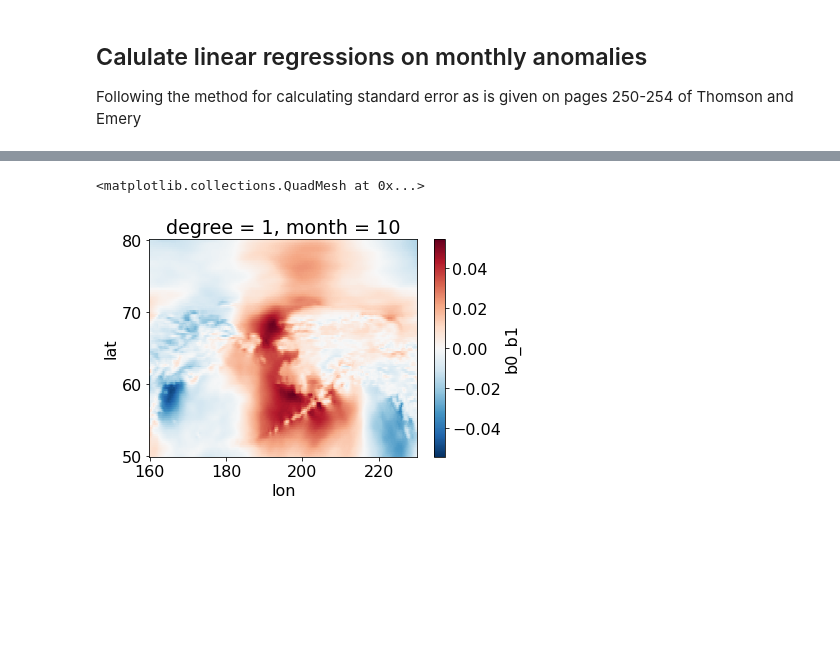
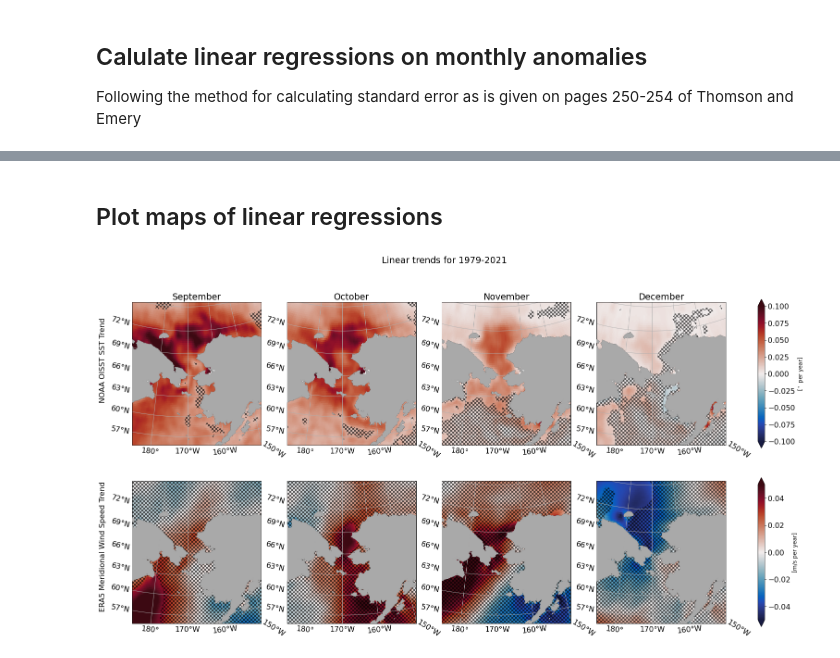
Before and after one commit to marionalberty/Chukchi_heatbudgets, a Jupyter notebook: notebooks/Bering_windTransportFeedback_Obs.ipynb, the cells around one changed output, grey strips where cells are left out. Saved outputs shown, nothing was run; the diff lists cells and outputs as text; code cells hidden in the pictures; blank space fills up the shorter version.

Commit message:
Plot linear trend and hatch out statistically insignificant trends

```diff
--- a/notebooks/Bering_windTransportFeedback_Obs.ipynb
+++ b/notebooks/Bering_windTransportFeedback_Obs.ipynb
@@ -179,12 +170,14 @@ def linReg_clim(ds):
         # add sample size
         lr['N'] = (('month'),[len(ds.isel(time=ds.groupby('time.month').groups[mon]).time)])
         # calculate the standard error of the estimate
-        lr['s_err'] = (lr['SSE']/ lr['N']-2)**(1/2)
+        lr['s_err'] = (lr['SSE']/(lr['N']-2))**(1/2)
         # calc spread in time
         dt = (ds.isel(time=ds.groupby('time.month').groups[mon]).time -
               ds.isel(time=ds.groupby('time.month').groups[mon]).time.mean()).astype(float).values
         # calculate the standard error of the slope (dea)
         lr['s_b1'] = lr['s_err']/((dt**2).sum()**(1/2))
+        # calc mask for statistical significance
+        lr['b1_mask'] = (abs(lr['b0_b1'].sel(degree=1)) < (2*lr['s_b1'])).astype(int)
         return lr
     # get linear regression coefficients for Jan and initialize dataset
     LR = mk_lr(ds,1)
@@ -196,4 +189,4 @@ def linReg_clim(ds):
     return LR
 # %%
 # SST
-LR_sst = linReg_clim(sst)
+LR_sst = linReg_clim(sst).load()
@@ -242,3 +193,3 @@ Attributes: (0)
 # %%
 # winds
-LR_v10 = linReg_clim(v10)
+LR_v10 = linReg_clim(v10).load()
@@ -247,5 +196,2 @@ t_con = 1e9 * 86400 * 365.25
-# %%
-(t_con * LR_v10['b0_b1'].sel(degree=1,month=10)).plot()
-# %% [output]
-<matplotlib.collections.QuadMesh at 0x...>
-[figure, removed]
+# %% [markdown]
+## Plot maps of linear regressions
@@ -251,0 +230,33 @@ t_con = 1e9 * 86400 * 365.25
+# %%
+# Create a figure and axes using matplotlib
+fig,ax = plt.subplots(figsize=(25,13),nrows=2,ncols=4,
+                      subplot_kw={'projection':ccrs.LambertConformal(central_longitude=-170)})
+# step through months
+for (mon,col) in zip([9,10,11,12],[0,1,2,3]):
+    # Danielson time periods
+    im_sst  = bering_map(LR_sst.sel(month=mon),ax[0,col],0.1)
+    # To present day
+    im_v10 = bering_map(LR_v10.sel(month=mon),ax[1,col],0.05)
+
+# Add colorbars
+# sst trend
+cbar_sst = plt.colorbar(im_sst,ax=ax[0,:],fraction=0.03,pad=0.05,extend='both')
+cbar_sst.set_label('[$^\circ$ per year]',fontsize=12)
+# v10 trend
+cbar_v10 = plt.colorbar(im_v10,ax=ax[1,:],fraction=0.03,pad=0.05,extend='both')
+cbar_v10.set_label('[m/s per year]',fontsize=12)
+
+# Additional formatting
+fig.suptitle('Linear trends for 1979-2021')
+ax[0,0].set_title('September')
+ax[0,1].set_title('October')
+ax[0,2].set_title('November')
+ax[0,3].set_title('December')
+
+fig.text(0.09, 0.74,'NOAA OISST SST Trend',
+             ha='center', va='center', rotation='vertical')
+fig.text(0.09, 0.31, 'ERA5 Meridional Wind Speed Trend',
+             ha='center', va='center', rotation='vertical')
+plt.show()
+# %% [output]
+[figure, added]
```
Also changed, not shown: parts of 4 cells of this notebook.
